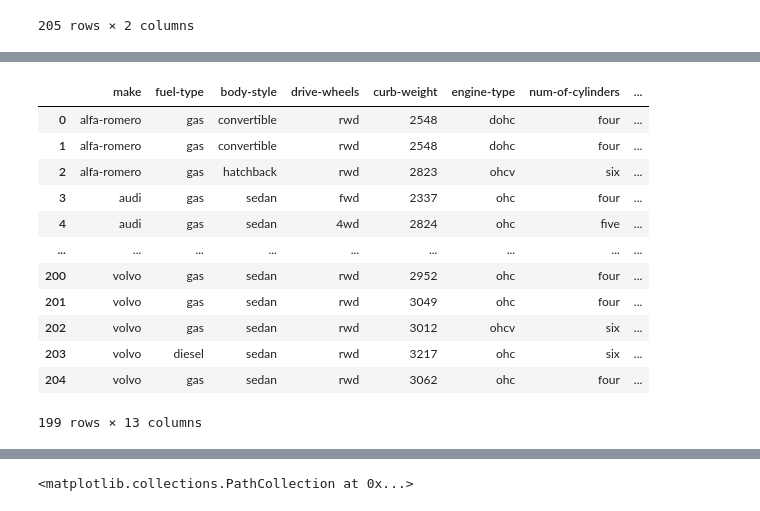
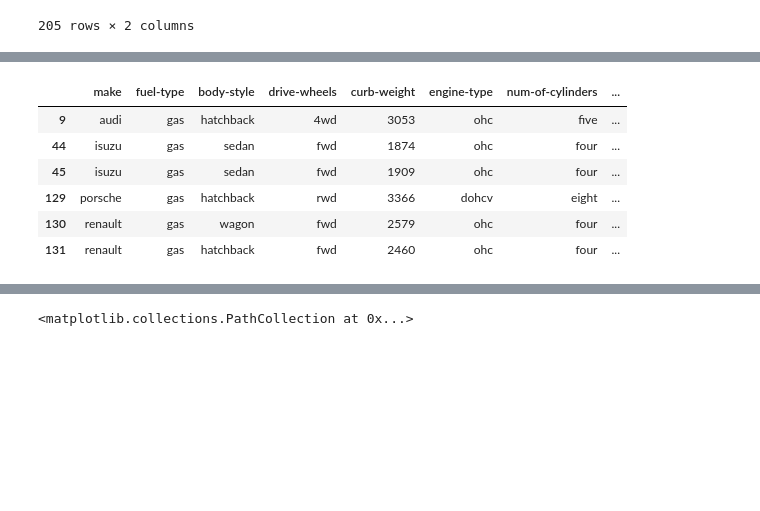
Before and after one commit to mivan000/dse_i2700, a Jupyter notebook: hw1/Data Visualization_Cars.ipynb, the cells around one changed output, grey strips where cells are left out. Saved outputs shown, nothing was run; the diff lists cells and outputs as text; code cells hidden in the pictures; blank space fills up the shorter version.

```diff
--- a/hw1/Data Visualization_Cars.ipynb
+++ b/hw1/Data Visualization_Cars.ipynb
@@ -161,16 +118,12 @@ cars_vega
-# %%
-cars_vega.dropna()
-# %% [output]
-|  | make | fuel-type | body-style | drive-wheels | curb-weight | engine-type | num-of-cylinders | ... |
-| 0 | alfa-romero | gas | convertible | rwd | 2548 | dohc | four | ... |
-| 1 | alfa-romero | gas | convertible | rwd | 2548 | dohc | four | ... |
-| 2 | alfa-romero | gas | hatchback | rwd | 2823 | ohcv | six | ... |
-| 3 | audi | gas | sedan | fwd | 2337 | ohc | four | ... |
-| 4 | audi | gas | sedan | 4wd | 2824 | ohc | five | ... |
-| ... | ... | ... | ... | ... | ... | ... | ... | ... |
-| 200 | volvo | gas | sedan | rwd | 2952 | ohc | four | ... |
-| 201 | volvo | gas | sedan | rwd | 3049 | ohc | four | ... |
-| 202 | volvo | gas | sedan | rwd | 3012 | ohcv | six | ... |
-| 203 | volvo | diesel | sedan | rwd | 3217 | ohc | six | ... |
-| 204 | volvo | gas | sedan | rwd | 3062 | ohc | four | ... |
-199 rows × 13 columns
+# %%
+# columns wiht null values
+cars_null = cars_vega[cars_vega.isnull().values]
+cars_null
+# %% [output]
+|  | make | fuel-type | body-style | drive-wheels | curb-weight | engine-type | num-of-cylinders | ... |
+| 9 | audi | gas | hatchback | 4wd | 3053 | ohc | five | ... |
+| 44 | isuzu | gas | sedan | fwd | 1874 | ohc | four | ... |
+| 45 | isuzu | gas | sedan | fwd | 1909 | ohc | four | ... |
+| 129 | porsche | gas | hatchback | rwd | 3366 | dohcv | eight | ... |
+| 130 | renault | gas | wagon | fwd | 2579 | ohc | four | ... |
+| 131 | renault | gas | hatchback | fwd | 2460 | ohc | four | ... |
```
Also changed, not shown: parts of 9 cells of this notebook, 1 other file.
